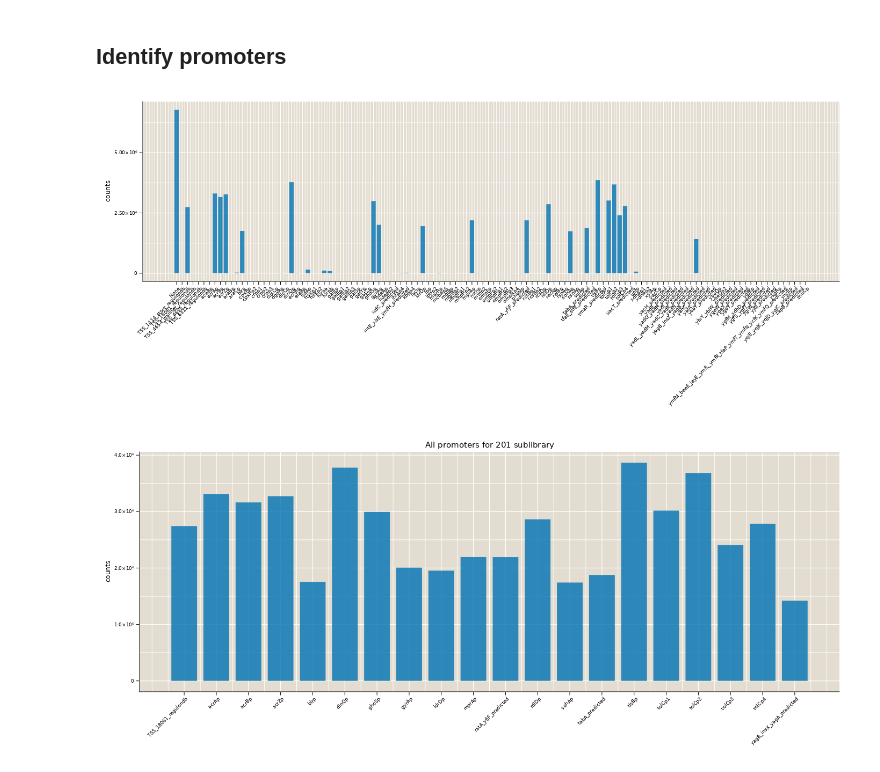
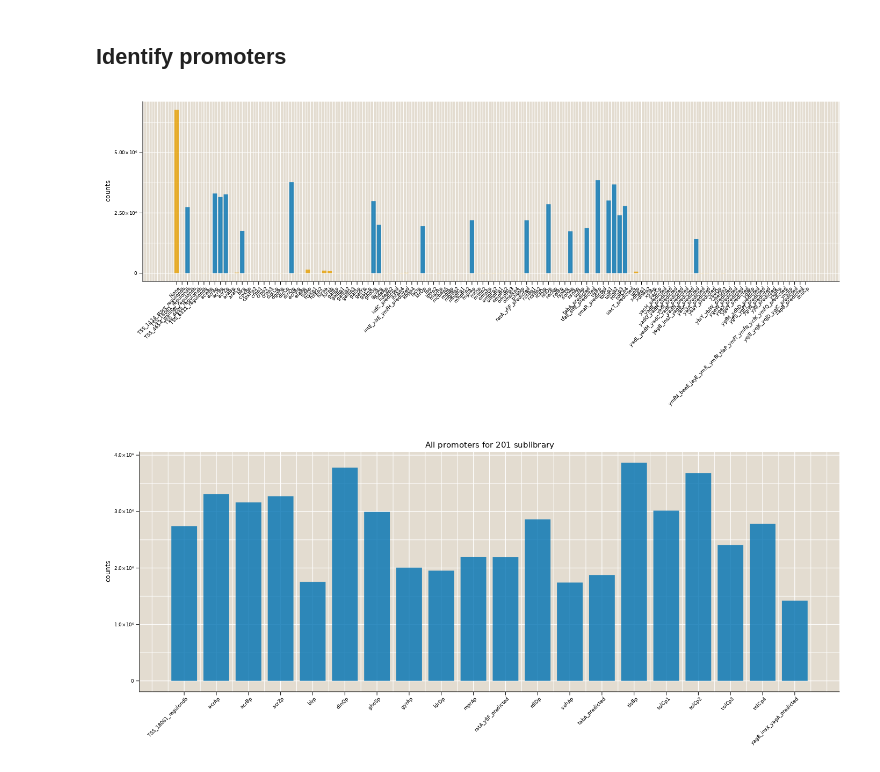
Before and after one commit to RPGroup-PBoC/Reg-Seq-2, a Jupyter notebook: code/processing/20220514_mapping/Mapping_analysis.ipynb, the cells around one changed output. Saved outputs shown, nothing was run; the diff lists cells and outputs as text; code cells hidden in the pictures.

```diff
--- a/code/processing/20220514_mapping/Mapping_analysis.ipynb
+++ b/code/processing/20220514_mapping/Mapping_analysis.ipynb
@@ -243,21 +245,28 @@ insertcols!(df_filt_201, 3, :rev_primer3 => primer3_list);
 # %%
 df_per_promoter_201 = combine(groupby(df_filt_201, [:name, :rev_primer3]), :counts => sum => :counts)
 sort!(df_per_promoter_201, :name)
 fig = Figure(resolution=(1400, 600))
 ax = Axis(fig[1,1])
+
 barplot!(
     ax,
     1:nrow(df_per_promoter_201),
-    df_per_promoter_201.counts,
+    df_per_promoter_201.counts .* map(x -> x[1] == 201, df_per_promoter_201.rev_primer3)
+)
+
+barplot!(
+    ax,
+    1:nrow(df_per_promoter_201),
+    df_per_promoter_201.counts .* map(x -> x[1] != 201, df_per_promoter_201.rev_primer3)
 )
 
 ax.xticks = (1:nrow(df_per_promoter_201), df_per_promoter_201.name)
 ax.xticklabelrotation = pi/4
 ax.ylabel = "counts"
 
 fig
 # %% [output]
-[figure, old version]
+[figure, new version]
 # %%
 df_per_promoter_201_only = df_per_promoter_201[map(x -> x[1] == 201, df_per_promoter_201.rev_primer3), :]
 fig = Figure(resolution=(1400, 600))
```
Also changed, not shown: parts of 23 cells of this notebook.
